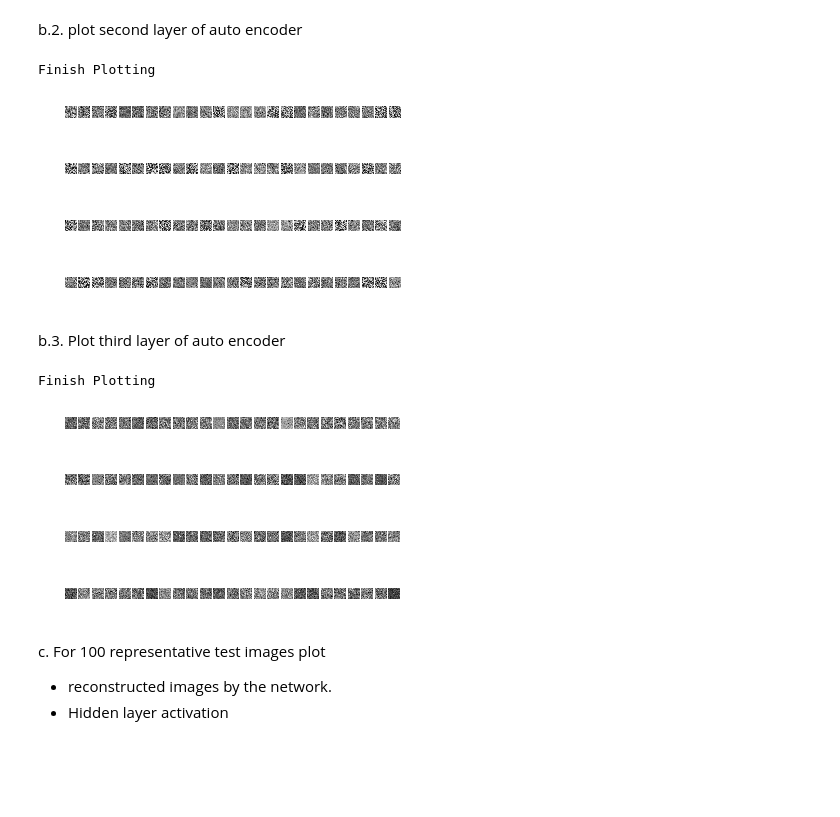
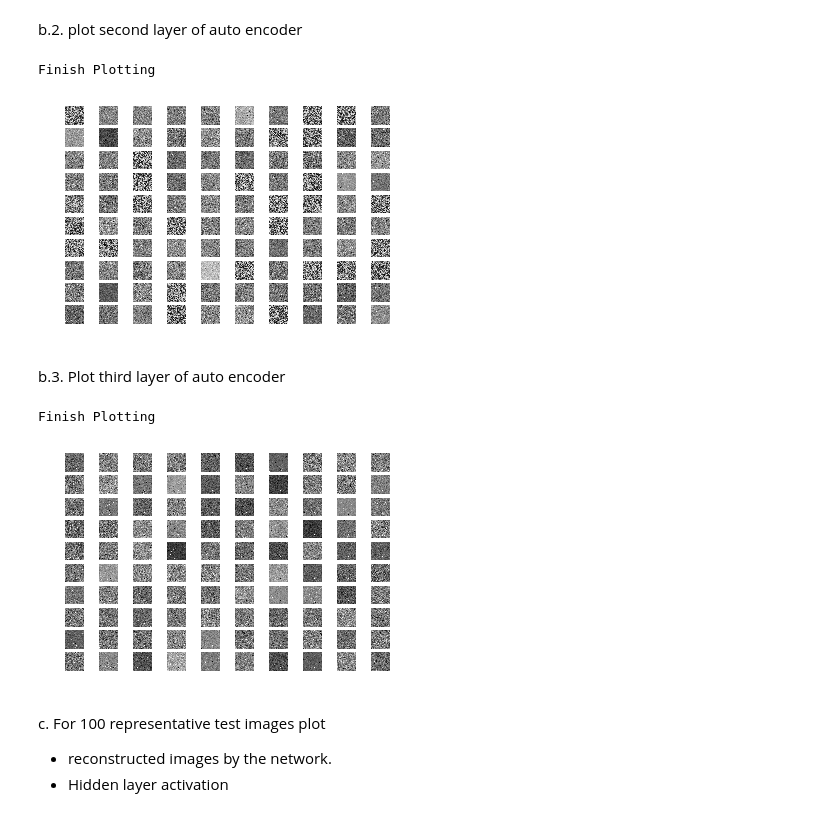
Before and after one commit to edwardsujono/neural_network_deep_cnn_autoencoder, a Jupyter notebook: Auto Encoder.ipynb, the cells around one changed output. Drawn from its saved outputs; the diff is of its cells as text; code cells hidden in the pictures; blank space fills up the shorter version.

```diff
--- a/Auto Encoder.ipynb
+++ b/Auto Encoder.ipynb
@@ -14,11 +14,11 @@ import math
 # %% [markdown]
 Init Bias, Weight, Sparsity Constraint
 # %%
-def init_weights(n_in, n_out, name_weight):
+def init_weights(n_in, n_out, name_weight, xavier_range=4):
     weight = np.asarray(
         np.random.uniform(
-            low=-4 * np.sqrt(6. / (n_in + n_out)),
-            high=4 * np.sqrt(6. / (n_in + n_out)),
+            low=-xavier_range * np.sqrt(6. / (n_in + n_out)),
+            high=xavier_range * np.sqrt(6. / (n_in + n_out)),
             size=(n_in, n_out)),
         dtype=theano.config.floatX)
     return theano.shared(value=weight, name=name_weight, borrow=True)
@@ -206,7 +206,7 @@ class SoftmaxAutoEncoder:
     def __init__(self, num_features, num_outputs, list_hidden_layer, learning_rate,
                  corruption_level=0.01,
                  sparsity_parameter=0.01, penalty_parameter=0.01, momentum=0.1,
-                 use_sparsity=False, use_momentum=False):
+                 use_sparsity=False, use_momentum=False, xavier_range=4, shared_weight=True):
 
         """
         :param list_hidden_layer: [10, 20] -> means 2 hidden layer, 10 neurons ->layer_1, 10 neurons -> layer_2
@@ -239,6 +239,7 @@ class SoftmaxAutoEncoder:
         """
 
         self.weights = []
+        self.weights_transpose = []
         biases = []
         biases_trans = []
 
@@ -292,6 +293,17 @@ class SoftmaxAutoEncoder:
 
                 weight_transpose = self.weights[i].transpose()
 
+                # instanstiate new weight if not shared weight
+                if not shared_weight:
+
+                    if i == ind_neurons-2:
+                        eval_size = weights_transpose.eval().shape
+                        weight_transpose = init_weights
+                        (eval_size[0], eval_size[1], 'weight_%_transpose' % i)
+                        self.weights_transpose.append(weight_transpose)
+                    else:
+                        weight_transpose = self.weights_transpose[i]
+
                 prev_output = T.nnet.sigmoid(T.dot(prev_output, weight_transpose) + bias_transpose)
 
                 if i == ind_neurons-2:
@@ -307,6 +319,9 @@ class SoftmaxAutoEncoder:
                                                  penalty_parameter=penalty_parameter)
 
             params = [self.weights[ind_neurons-2]] + [biases[ind_neurons-2]] + [biases_trans[ind_neurons-2]]
+
+            if not shared_weight:
+                params += [self.weights_transpose[ind_neurons-2]]
 
             if not use_momentum:
                 grads = T.grad(cost, params)
@@ -541,23 +554,25 @@ b.2. plot second layer of auto encoder
 # %%
 %matplotlib inline
 number_layer = 1
+number_column = 10
 visualizer.show_plot\
     (
      data=list_weights[number_layer],
      figure_name="project_b/images/1b_auto_second.png",
      number_column=number_column,
      limit_image=100,
      size=int(math.sqrt(list_hidden_layer[number_layer-1])),
      transpose=True
 )
 # %% [output]
 Finish Plotting
-[figure, old version]
+[figure, new version]
 # %% [markdown]
 b.3. Plot third layer of auto encoder
 # %%
 %matplotlib inline
 number_layer = 2
+number_column = 10
 visualizer.show_plot\
     (
      data=list_weights[number_layer],
@@ -569,7 +584,7 @@ visualizer.show_plot\
 )
 # %% [output]
 Finish Plotting
-[figure, old version]
+[figure, new version]
 # %% [markdown]
 c. For 100 representative test images plot
 - reconstructed images by the network.
```
Also changed, not shown: parts of 12 cells of this notebook.
